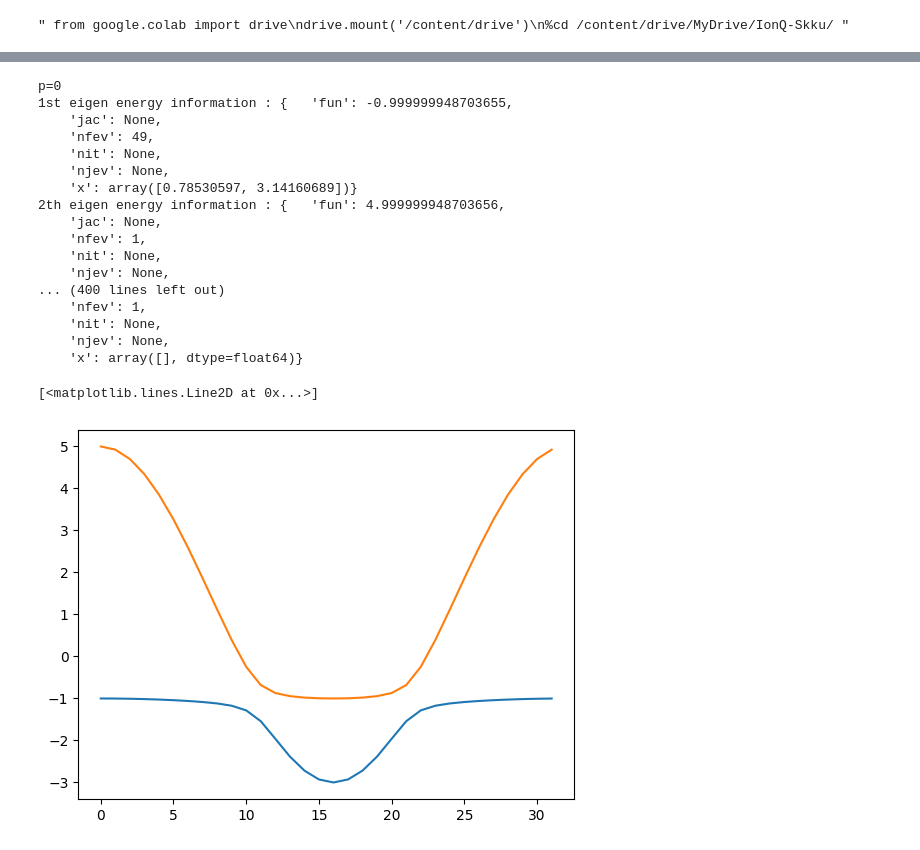
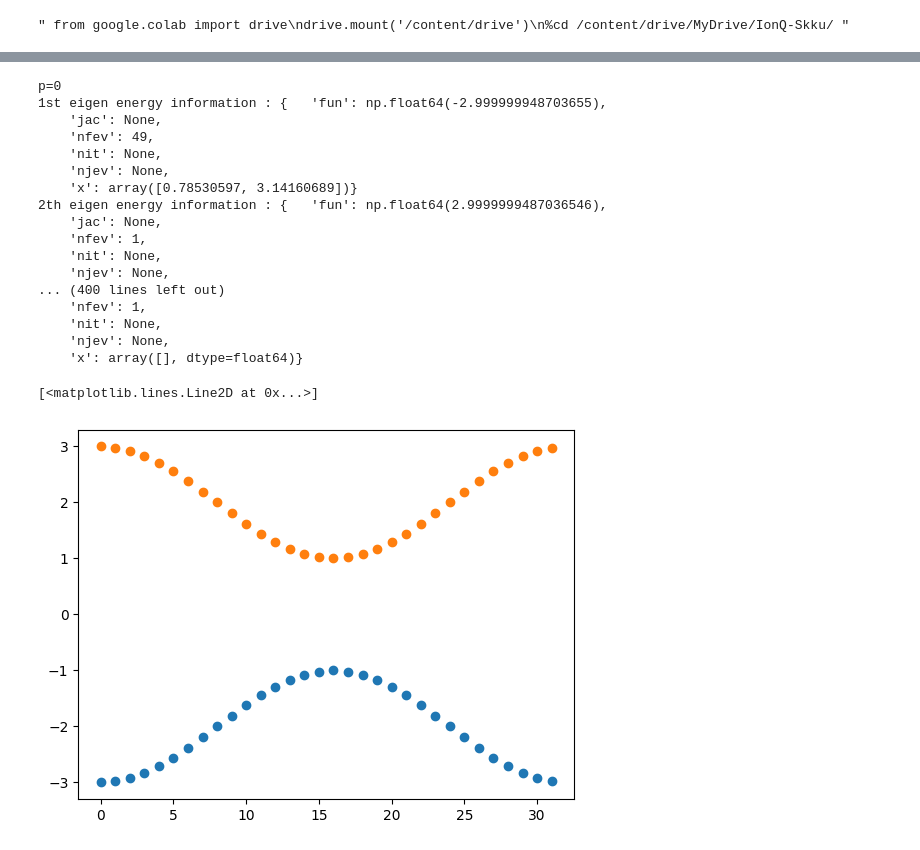
Before and after one commit to pop756/IonQ-Skku, a Jupyter notebook: demo.ipynb, the cells around one changed output, grey strips where cells are left out. Cells and saved outputs as stored; diff of their text form; code cells hidden in the pictures.

```diff
--- a/demo.ipynb
+++ b/demo.ipynb
@@ -71,7 +51,7 @@ class CalculateT:
 
     @property
     def t_ab_0(self):
-        return self.orbital_energy
+        return self.orbital_energy*2
 
     @property
     def t_ba_0(self):
@@ -79,16 +59,16 @@ class CalculateT:
 
     @property
     def t_aa_1(self):
-        return self.hopping_energy
+        return 0
 
     @property
     def t_bb_1(self):
-        return self.hopping_energy*2
+        return 0
 
 
     @property
     def t_ab_1(self):
-        return self.hopping_energy*3
+        return self.hopping_energy
 
     @property
     def t_ba_1(self):
@@ -328,13 +308,13 @@ for p in range(num_q_site):
           res_list['1'].append(res)
 # %% [output]
 p=0
-1st eigen energy information : {   'fun': -0.999999948703655,
+1st eigen energy information : {   'fun': np.float64(-2.999999948703655),
     'jac': None,
     'nfev': 49,
     'nit': None,
     'njev': None,
     'x': array([0.78530597, 3.14160689])}
-2th eigen energy information : {   'fun': 4.999999948703656,
+2th eigen energy information : {   'fun': np.float64(2.9999999487036546),
     'jac': None,
     'nfev': 1,
     'nit': None,
@@ -346,8 +326,8 @@ p=0
     'x': array([], dtype=float64)}
 # %%
 from matplotlib import pyplot as plt
-plt.plot(res_list['0'], label='0th level')
-plt.plot(res_list['1'], label='1st level')
+plt.plot(res_list['0'], 'o',label='0th level')
+plt.plot(res_list['1'], 'o',label='1st level')
 # %% [output]
 [<matplotlib.lines.Line2D at 0x...>]
-[figure, old version]
+[figure, new version]
```
Also changed, not shown: parts of 1 cell of this notebook.
